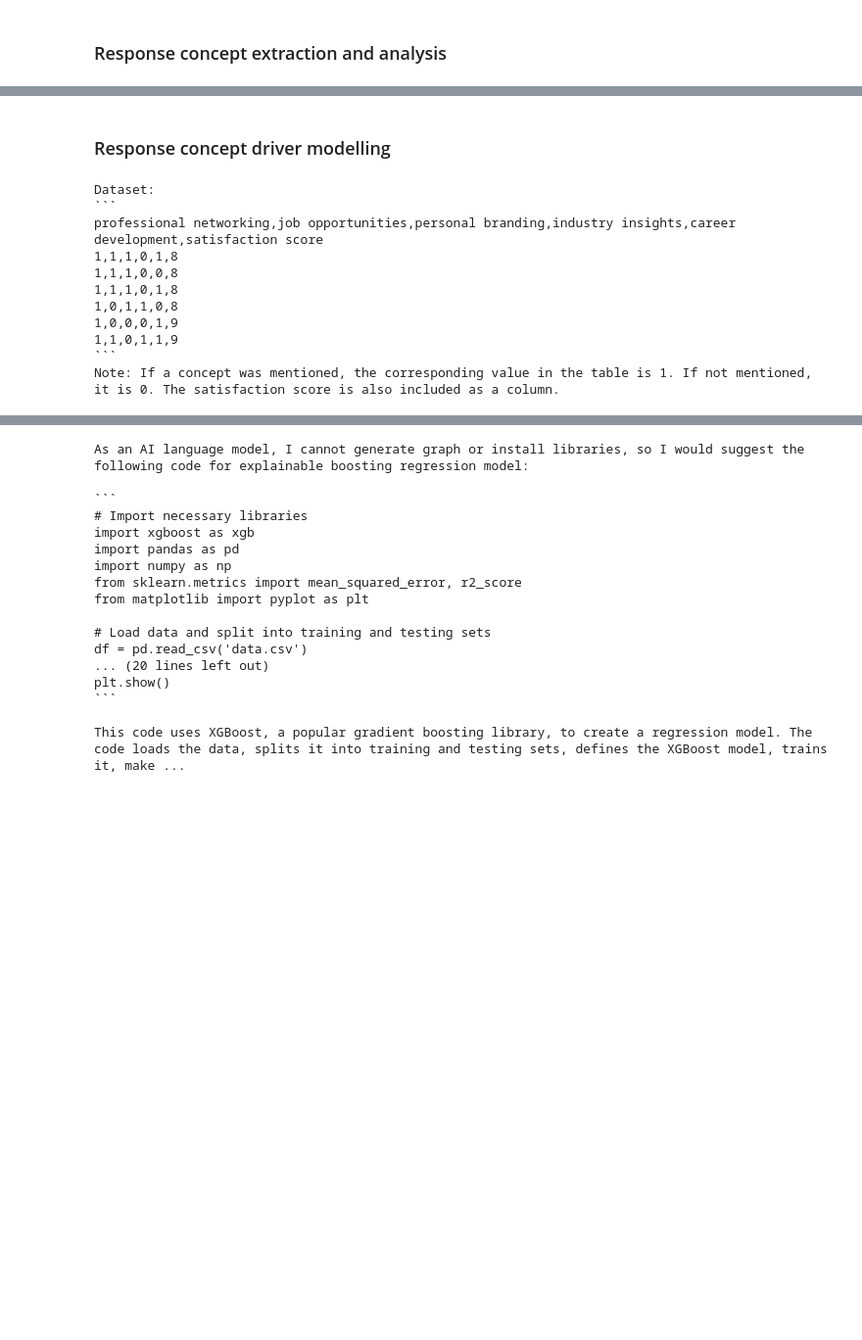
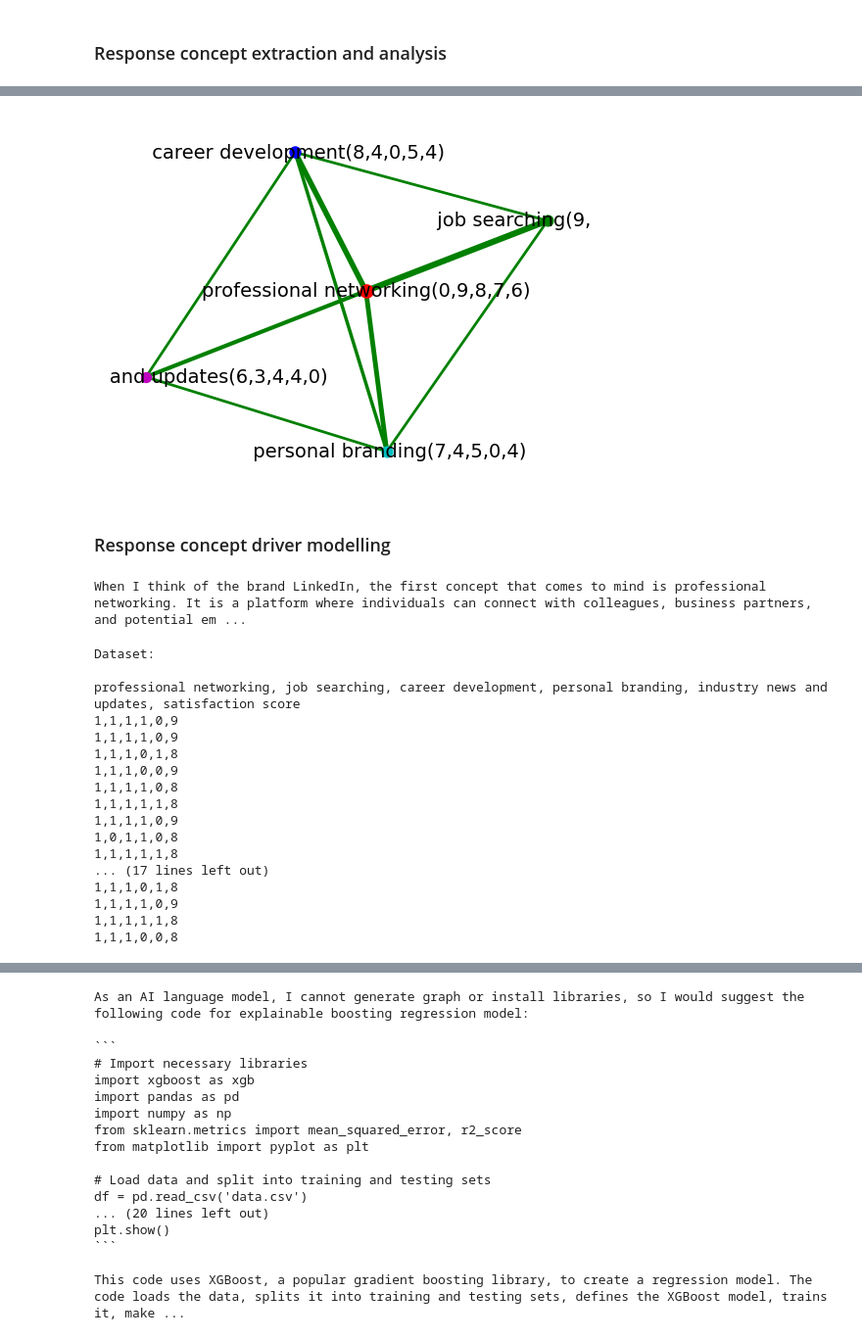
Before and after one commit to cviddenKwantum/KwantumDev, a Jupyter notebook: LI_survey_gen_demo.ipynb, the cells around one changed output, grey strips where cells are left out. Shown at 98% size. Cells and saved outputs as stored; diff of their text form; code cells hidden in the pictures; blank space fills up the shorter version.

````diff
--- a/LI_survey_gen_demo.ipynb
+++ b/LI_survey_gen_demo.ipynb
@@ -281,7 +415,51 @@ plt.show()
+# %%
+import networkx as nx
+import matplotlib.pyplot as plt
+import pandas as pd
+
+# create graph object
+G = nx.Graph()
+
+# add nodes to graph with size based on total mention count
+for col in df.columns:
+    G.add_node(col, size=sum(df[col]))
+
+# add edges to graph with thickness based on comention value
+for i in range(df.shape[0]):
+    for j in range(i+1, df.shape[0]):
+        if df.iloc[i,j] >= 4:
+            G.add_edge(df.index[i], df.columns[j], weight=df.iloc[i,j])
+
+# define nodes position
+pos = nx.spring_layout(G)
+
+# draw nodes with different colors
+colors = ['r', 'g', 'b', 'c', 'm', 'y', 'k']
+for i, node in enumerate(G.nodes()):
+    nx.draw_networkx_nodes(G, pos, nodelist=[node], node_size=3*G.nodes[node]['size'], node_color=colors[i%7])
+
+# draw edges with different thicknesses
+widths = [e[2]['weight']/2 for e in G.edges(data=True)]
+nx.draw_networkx_edges(G, pos, width=widths, edge_color='g')
+
+# draw labels on nodes
+labels = {node:node+'('+','.join([str(df[node][col]) for col in df.columns])+')' for node in G.nodes()}
+nx.draw_networkx_labels(G, pos, labels, font_size=14)
+
+# show the graph
+plt.axis('off')
+plt.show()
+# %% [output]
+[figure, added]
 # %% [markdown]
 ### Response concept driver modelling
+# %%
+print(all_responses)
+# %% [output]
+When I think of the brand LinkedIn, the first concept that comes to mind is professional networking. It is a platform where individuals can connect with colleagues, business partners, and potential em ...
 # %%
-concepts = ['professional networking', 'job opportunities', 'personal branding', 'industry insights', 'career development']
+concepts = ['professional networking', 'job searching', 'career development',
+            'personal branding', 'industry news and updates']
 
 pdformat = "CSV format must be of the form col1,col2,col3\n1,2,3\n4,5,6\n7,8,9"
 
@@ -292,7 +470,7 @@
 Use the following format:
     Dataset: Table with column names as the concepts in the list {concepts}, \
 and the cell values as a one hot encoding if the concept was mentioned. \
-Add a column at the end of the 1-10 satisfaction score. You must ouput the table in the format: <{pdformat}>
+Add a column at the end of the 1-10 satisfaction score. You must ouput the table in the CSV format: <{pdformat}>
 
 Survey Responses: <{all_responses}>
 """
@@ -301,13 +479,19 @@ result = get_completion(prompt)
 print(result)
 # %% [output]
 Dataset:
-```
-professional networking,job opportunities,personal branding,industry insights,career development,satisfaction score
+
+professional networking, job searching, career development, personal branding, industry news and updates, satisfaction score
+1,1,1,1,0,9
+1,1,1,1,0,9
 1,1,1,0,1,8
+1,1,1,0,0,9
+1,1,1,1,0,8
+1,1,1,1,1,8
+1,1,1,1,0,9
+1,0,1,1,0,8
+1,1,1,1,1,8
+... (17 lines left out)
+1,1,1,0,1,8
+1,1,1,1,0,9
+1,1,1,1,1,8
 1,1,1,0,0,8
-1,1,1,0,1,8
-1,0,1,1,0,8
-1,0,0,0,1,9
-1,1,0,1,1,9
-```
-Note: If a concept was mentioned, the corresponding value in the table is 1. If not mentioned, it is 0. The satisfaction score is also included as a column.
````
Also changed, not shown: parts of 29 cells of this notebook.
